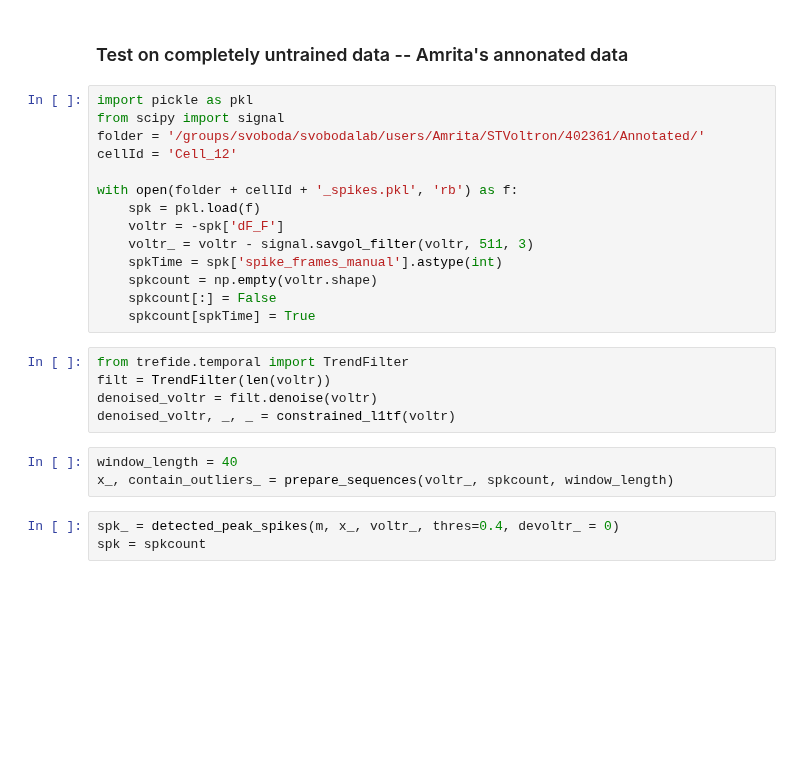
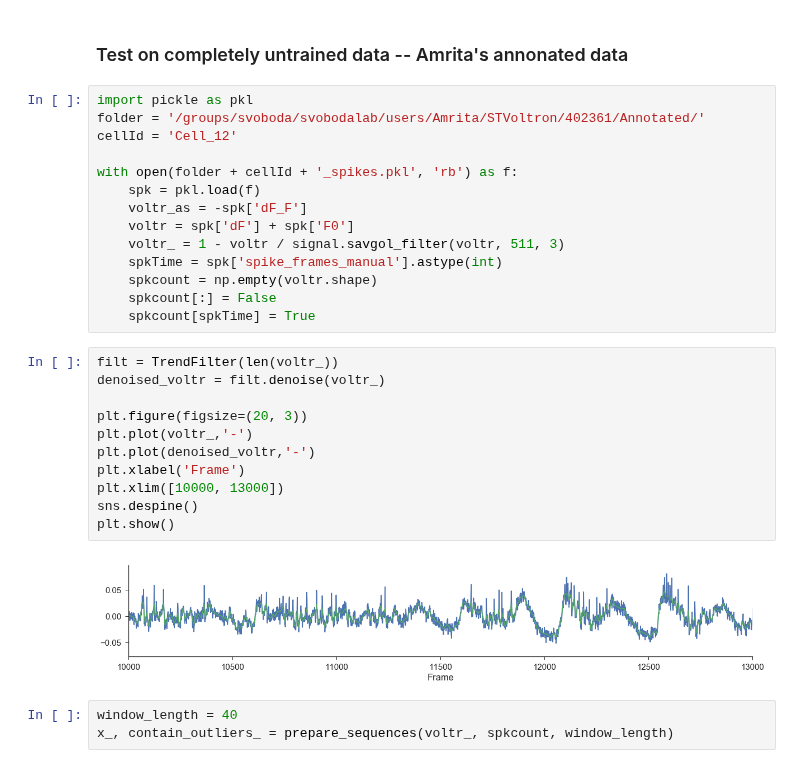
Before and after one commit to zqwei/fish_processing, a Jupyter notebook: notebooks/spikeDetectionNeuralNetwork_TK_v2.ipynb, the cells around one changed output. Cells and saved outputs as stored; diff of their text form; blank space fills up the shorter version.

```diff
--- a/notebooks/spikeDetectionNeuralNetwork_TK_v2.ipynb
+++ b/notebooks/spikeDetectionNeuralNetwork_TK_v2.ipynb
@@ -106,27 +129,32 @@ for ncell in range(4):
 ### Test on completely untrained data -- Amrita's annonated data
 # %%
 import pickle as pkl
-from scipy import signal
 folder = '/groups/svoboda/svobodalab/users/Amrita/STVoltron/402361/Annotated/'
 cellId = 'Cell_12'
 
 with open(folder + cellId + '_spikes.pkl', 'rb') as f:
     spk = pkl.load(f)
-    voltr = -spk['dF_F']
-    voltr_ = voltr - signal.savgol_filter(voltr, 511, 3)
+    voltr_as = -spk['dF_F']
+    voltr = spk['dF'] + spk['F0']
+    voltr_ = 1 - voltr / signal.savgol_filter(voltr, 511, 3)
     spkTime = spk['spike_frames_manual'].astype(int)
     spkcount = np.empty(voltr.shape)
     spkcount[:] = False
     spkcount[spkTime] = True
-# %%
-from trefide.temporal import TrendFilter
-filt = TrendFilter(len(voltr))
-denoised_voltr = filt.denoise(voltr)
-denoised_voltr, _, _ = constrained_l1tf(voltr)
+# %%
+filt = TrendFilter(len(voltr_))
+denoised_voltr = filt.denoise(voltr_)
+
+plt.figure(figsize=(20, 3))
+plt.plot(voltr_,'-')
+plt.plot(denoised_voltr,'-')
+plt.xlabel('Frame')
+plt.xlim([10000, 13000])
+sns.despine()
+plt.show()
+# %% [output]
+[figure, added]
 # %%
 window_length = 40
 x_, contain_outliers_ = prepare_sequences(voltr_, spkcount, window_length)
-# %%
-spk_ = detected_peak_spikes(m, x_, voltr_, thres=0.4, devoltr_ = 0)
-spk = spkcount
 # %%
```
Also changed, not shown: parts of 8 cells of this notebook, 1 other file.
